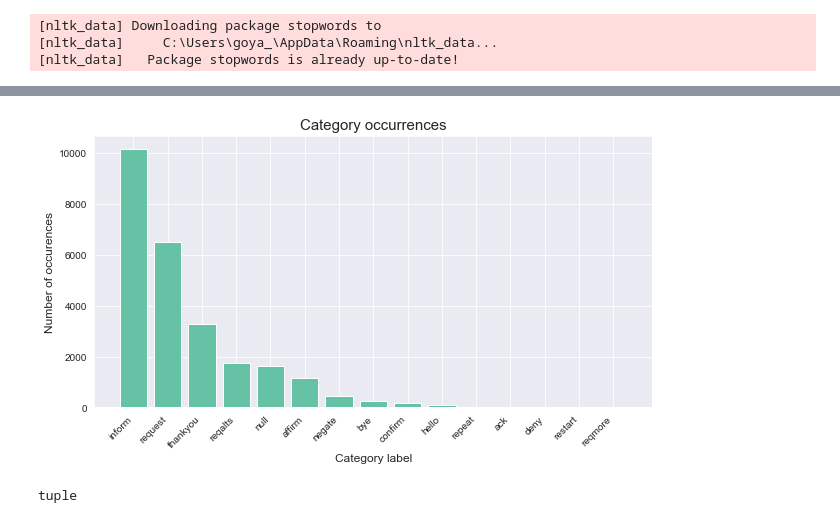
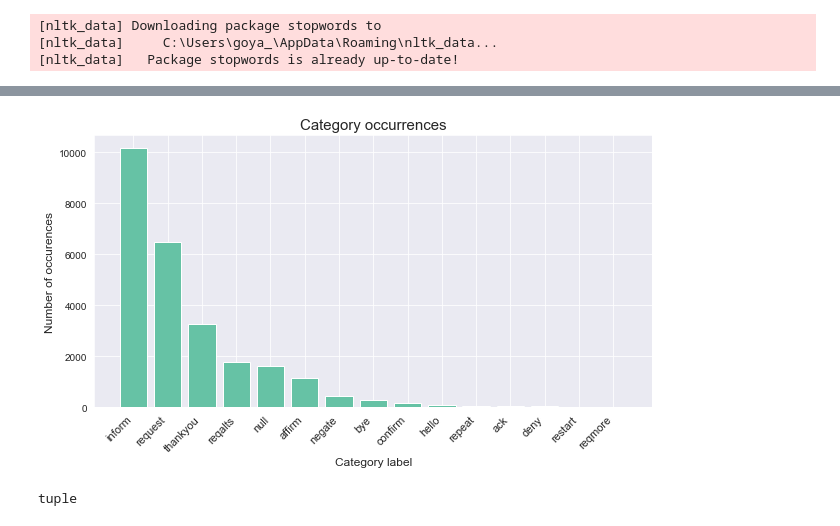
Before and after one commit to DavidNP96/Chatbot_group_13, a Jupyter notebook: code/Txt_classifier.ipynb, the cells around one changed output, grey strips where cells are left out. Cells and saved outputs as stored; diff of their text form; code cells hidden in the pictures.

```diff
--- a/code/Txt_classifier.ipynb
+++ b/code/Txt_classifier.ipynb
@@ -60,16 +60,16 @@ labels_counts = [count for label, count in labels_counted.most_common()]
 # %%
 #labels = data.keys()
 #values = [(v/ sum(data.values())) * 100 for v in  data.values()]
 y_pos = np.arange(len(labels_labels))
 fig, ax = plt.subplots(figsize=(10,5))
 ax.bar(y_pos, labels_counts)
 ax.set_xticks(y_pos)
-ax.set_xticklabels(labels_labels)
+ax.set_xticklabels(labels_labels, fontsize=11)
 plt.xticks(rotation=45, ha='right')
 plt.title('Category occurrences', fontsize=15)
 plt.ylabel('Number of occurences', fontsize=12)
 plt.xlabel('Category label', fontsize=12)
 plt.savefig(PLOTS_PATH + 'label_occurrences.png',  bbox_inches="tight")
 plt.show()
 # %% [output]
-[figure, old version]
+[figure, new version]
```
Also changed, not shown: parts of 1 cell of this notebook.
